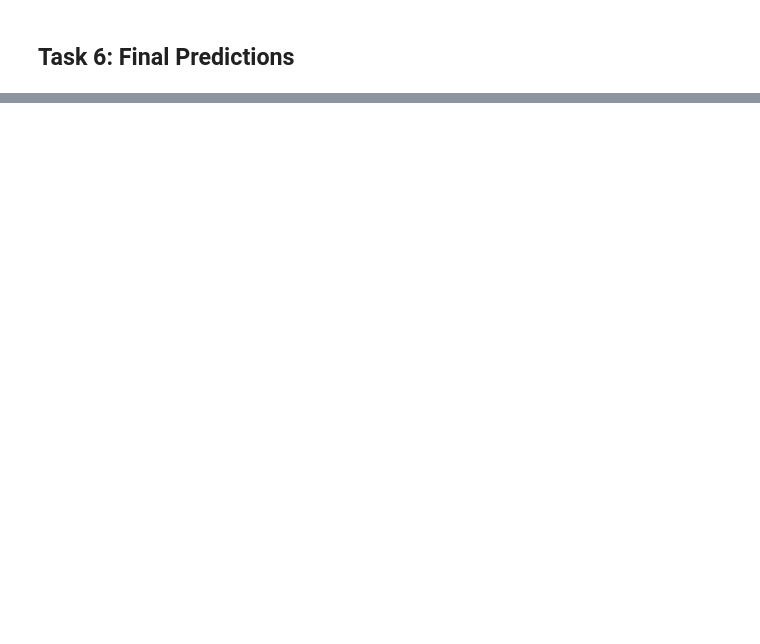
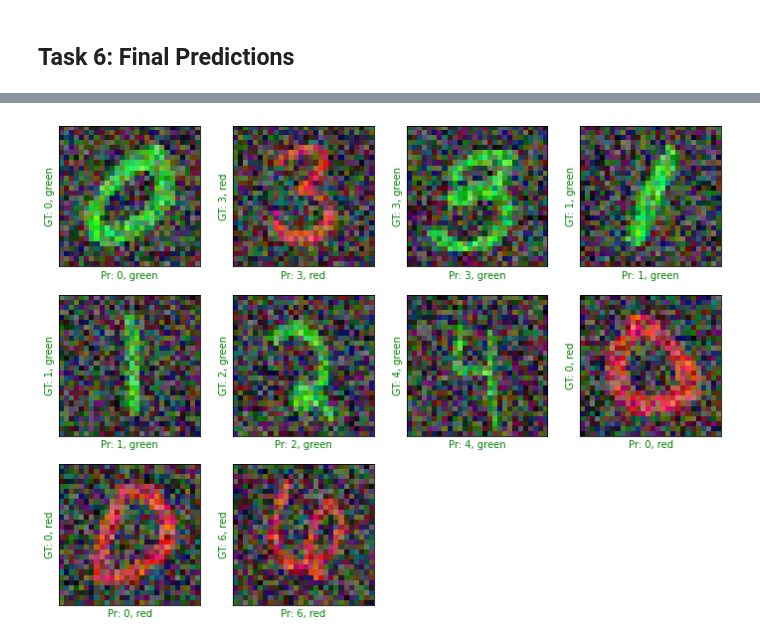
Before and after one commit to hmtkvs/02456-deep-learning-with-PyTorch, a Jupyter notebook: Creating_Multi_Task_Models_With_Keras_Starter.ipynb, the cells around one changed output, grey strips where cells are left out. Saved outputs shown, nothing was run; the diff lists cells and outputs as text; code cells hidden in the pictures; blank space fills up the shorter version.

```diff
--- a/Creating_Multi_Task_Models_With_Keras_Starter.ipynb
+++ b/Creating_Multi_Task_Models_With_Keras_Starter.ipynb
@@ -113,0 +213,8 @@ test = generate_data(x_test, y_test, batch_size=1)
+# %%
+plt.figure(figsize=(12,12))
+for i in range(0, 10):
+  plt.subplot(4, 4, i + 1)
+  test_model(show=False)
+plt.show()
+# %% [output]
+[figure, added]
```
Also changed, not shown: parts of 10 cells of this notebook.
